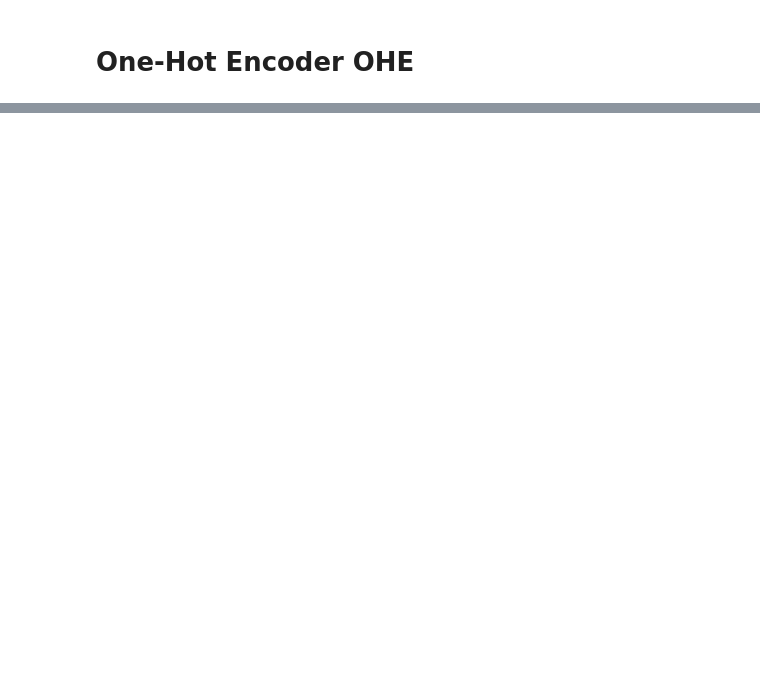
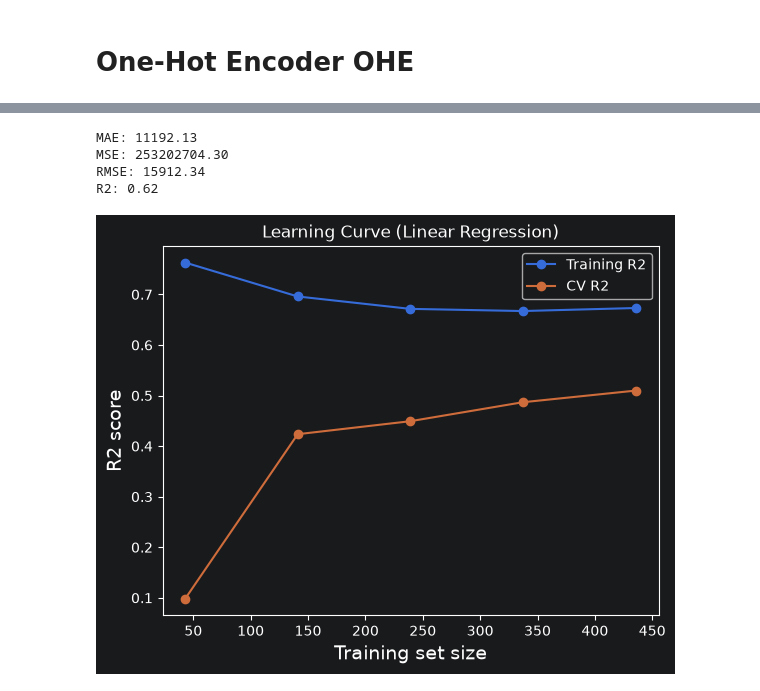
Before and after one commit to Zamanof/Python_AI_Apllications_FSDE_Oct_24_6_az, a Jupyter notebook: AI 06/AI 06. House Price Regression.ipynb, the cells around one changed output, grey strips where cells are left out. Saved outputs shown, nothing was run; the diff lists cells and outputs as text; code cells hidden in the pictures; blank space fills up the shorter version.

```diff
--- a/AI 06/AI 06. House Price Regression.ipynb
+++ b/AI 06/AI 06. House Price Regression.ipynb
@@ -234,0 +348,6 @@ data_onehot.head(10)
+# %%
+data_fe = data.copy()
+
+data_fe['rooms_total'] = data_fe['bedrooms'] + data_fe['bathrms']
+data_fe['lot_per_room'] = data_fe['lotsize'] / np.where(data_fe['rooms_total'] > 0, data_fe['rooms_total'], 1)
+data_fe[['lotsize', 'bedrooms', 'bathrms', 'rooms_total', 'lot_per_room']].head()
@@ -234,0 +363,7 @@ data_onehot.head(10)
+# %%
+X = data_fe.drop(columns=[target_col])
+y = data_fe[target_col]
+
+# train/test split
+X_train, X_test, y_train, y_test = train_test_split(X, y, test_size=0.2, random_state=42)
+len(X_train), len(X_test)
@@ -234,0 +392,8 @@ data_onehot.head(10)
+# %%
+linreg_model = Pipeline(steps=[
+    ('preprocessor', preprocessor),
+    ('model', LinearRegression())
+])
+
+linreg_model.fit(X_train, y_train)
+y_pred = linreg_model.predict(X_test)
@@ -234,0 +421,43 @@ data_onehot.head(10)
+# %%
+# Metrics (MAE, MSE, RMSE, R2_score)
+mae = mean_absolute_error(y_test, y_pred)
+mse = mean_squared_error(y_test, y_pred)
+rmse = np.sqrt(mse)
+r2 = r2_score(y_test, y_pred)
+
+print(f'''
+MAE: {mae:.2f}
+MSE: {mse:.2f}
+RMSE: {rmse:.2f}
+R2: {r2:.2f}
+''')
+# %% [output]
+MAE: 11192.13
+MSE: 253202704.30
+RMSE: 15912.34
+R2: 0.62
+# %%
+train_sizes, train_scores, test_scores = learning_curve(
+    linreg_model,
+    X,
+    y,
+    cv=5,
+    scoring='r2',
+    train_sizes=np.linspace(.1, 1.0, 5),
+    n_jobs=None,
+    shuffle=True,
+    random_state=42)
+
+train_mean = train_scores.mean(axis=1)
+test_mean = test_scores.mean(axis=1)
+
+plt.figure()
+plt.plot(train_sizes, train_mean, label='Training R2', marker='o')
+plt.plot(train_sizes, test_mean, 'o-', label='CV R2', )
+plt.title('Learning Curve (Linear Regression)')
+plt.ylabel('R2 score', fontsize=14)
+plt.xlabel('Training set size', fontsize=14)
+plt.legend(loc='best')
+plt.show()
+# %% [output]
+[figure, added]
```
Also changed, not shown: parts of 16 cells of this notebook.
